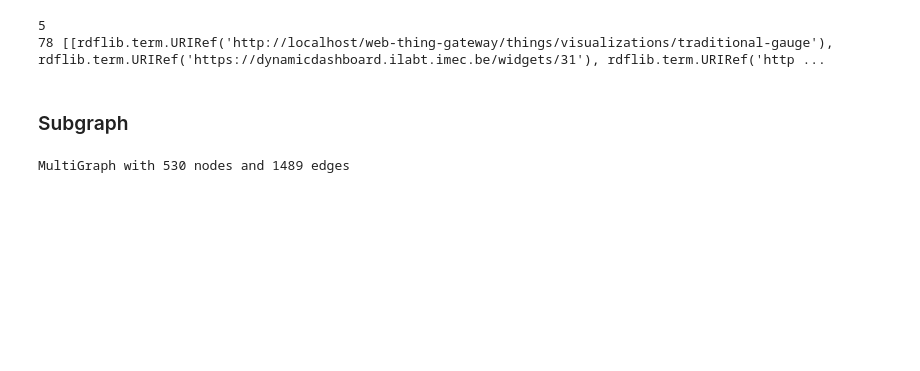
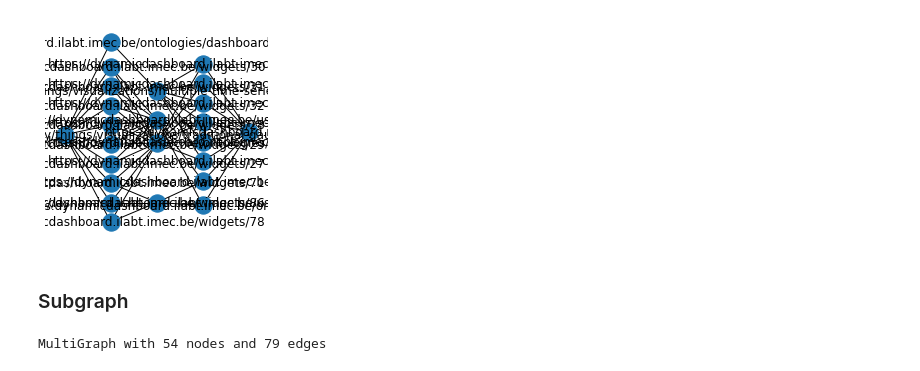
Before and after one commit to predict-idlab/VisCARS, a Jupyter notebook: notebooks/explainability.ipynb, the cells around one changed output. Drawn from its saved outputs; the diff is of its cells as text; code cells hidden in the pictures; blank space fills up the shorter version.

```diff
--- a/notebooks/explainability.ipynb
+++ b/notebooks/explainability.ipynb
@@ -85,15 +129,14 @@ print(len(shortest_paths), shortest_paths)
 # %%
 shortest_paths = list(nx.all_shortest_paths(networkx_graph, source=URIRef('http://localhost/web-thing-gateway/things/visualizations/traditional-gauge'), target=URIRef(uid[0])))
-print(len(shortest_paths[0]))
-print(len(shortest_paths), shortest_paths)
+
+visualize_graph_paths(shortest_paths, horizontal_layout=True)
 # %% [output]
-5
-78 [[rdflib.term.URIRef('http://localhost/web-thing-gateway/things/visualizations/traditional-gauge'), rdflib.term.URIRef('https://dynamicdashboard.ilabt.imec.be/widgets/31'), rdflib.term.URIRef('http ...
+[figure, added]
 # %% [markdown]
 ### Subgraph
 # %%
-nodes = nx.single_source_shortest_path_length(networkx_graph, URIRef('http://localhost/web-thing-gateway/things/visualizations/traditional-gauge'), cutoff=5).keys()
+nodes = nx.single_source_shortest_path_length(networkx_graph, URIRef('http://localhost/web-thing-gateway/things/visualizations/traditional-gauge'), cutoff=2).keys()
 subgraph = nx.subgraph(networkx_graph, nodes)
 print(subgraph)
 # %% [output]
-MultiGraph with 530 nodes and 1489 edges
+MultiGraph with 54 nodes and 79 edges
```
Also changed, not shown: parts of 8 cells of this notebook, 2 other files.
